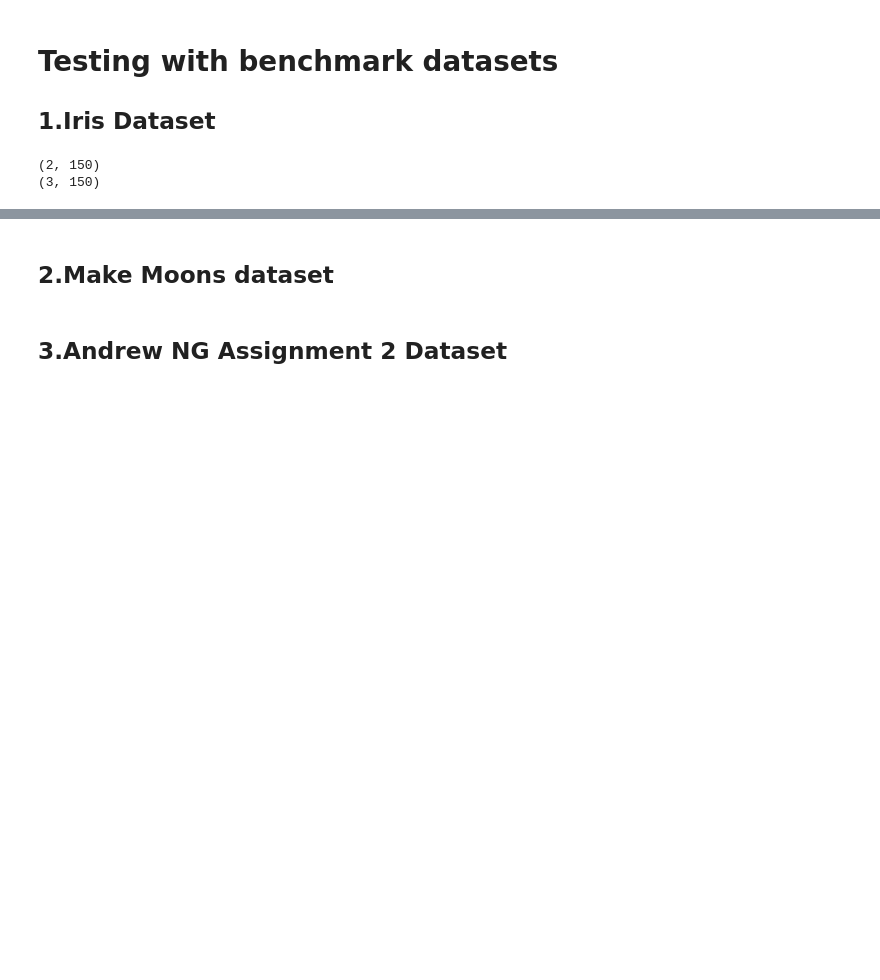
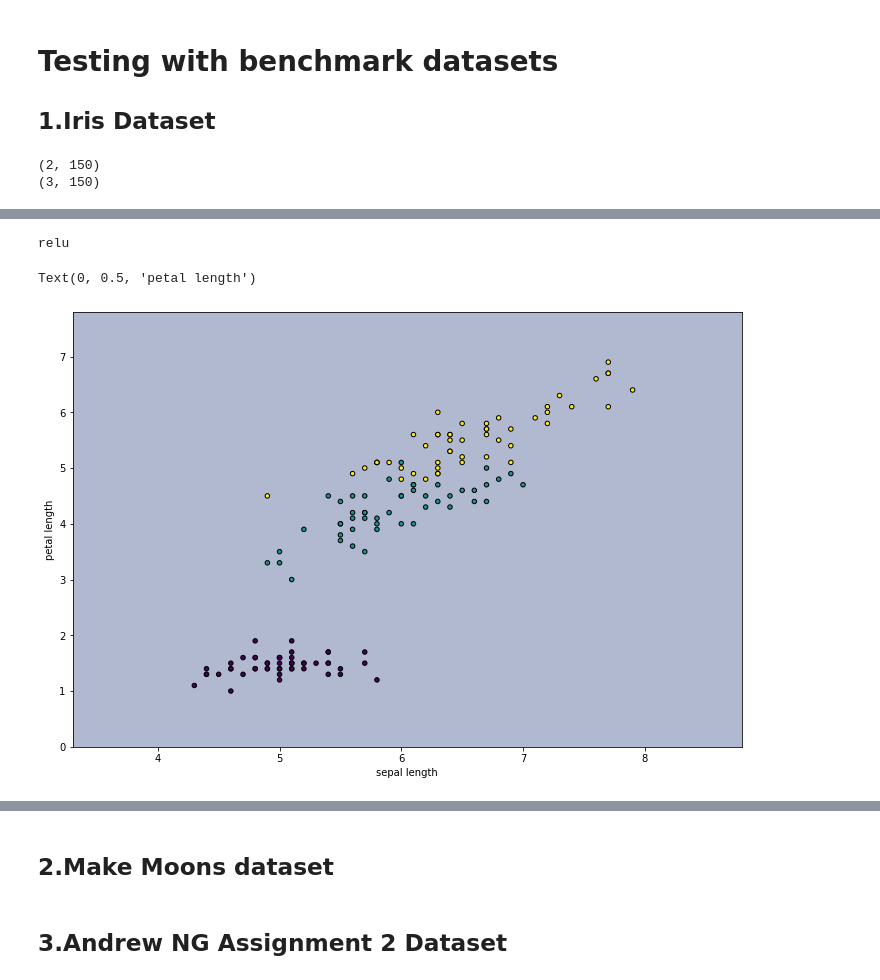
Before and after one commit to mcagriardic/Andrew-NG-Coursera, a Jupyter notebook: ex4/NeuralNetwork_class.ipynb, the cells around one changed output, grey strips where cells are left out. Drawn from its saved outputs; the diff is of its cells as text; code cells hidden in the pictures; blank space fills up the shorter version.

```diff
--- a/ex4/NeuralNetwork_class.ipynb
+++ b/ex4/NeuralNetwork_class.ipynb
@@ -399,3 +455,31 @@ results_dict_all_models, results_average_dict, models = grid_search(
+# %%
+test("relu", 5)
+# %% [output]
+relu
+# %%
+%matplotlib inline
+import matplotlib.pyplot as plt
+dt = data.data[:,[0,2]]
+x_min, x_max = dt[:, 0].min() - 1, dt[:, 0].max() + 1
+y_min, y_max = dt[:, 1].min() - 1, dt[:, 1].max() + 1
+xx, yy = np.meshgrid(np.arange(x_min, x_max, 0.1),
+                     np.arange(y_min, y_max, 0.1))
+
+# here "model" is your model's prediction (classification) function
+Z = model.predict(np.c_[xx.ravel(), yy.ravel()].T)
+
+# Put the result into a color plot
+Z = Z.reshape(xx.shape)
+plt.figure(figsize=(12,8))
+plt.contourf(xx, yy, Z,alpha=0.4)
+#plt.axis('off')
+
+plt.scatter(dt[:, 0], dt[:, 1], c=y,s=20, edgecolor='k')
+plt.xlabel('sepal length')
+plt.ylabel('petal length')
+# %% [output]
+Text(0, 0.5, 'petal length')
+[figure, added]
 # %%
 gradient_B = np.empty_like(range(3), dtype=object)
 # %%
```
Also changed, not shown: parts of 10 cells of this notebook.
